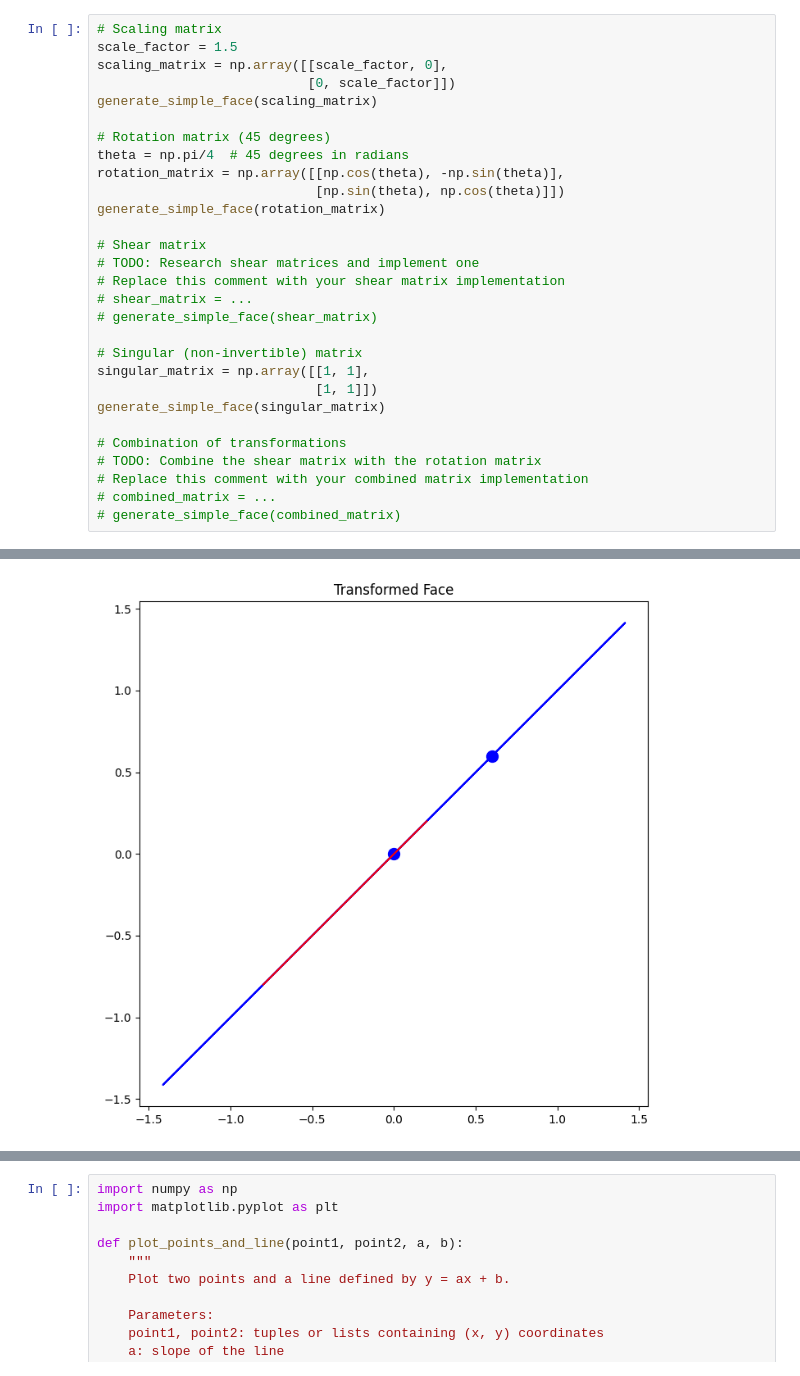
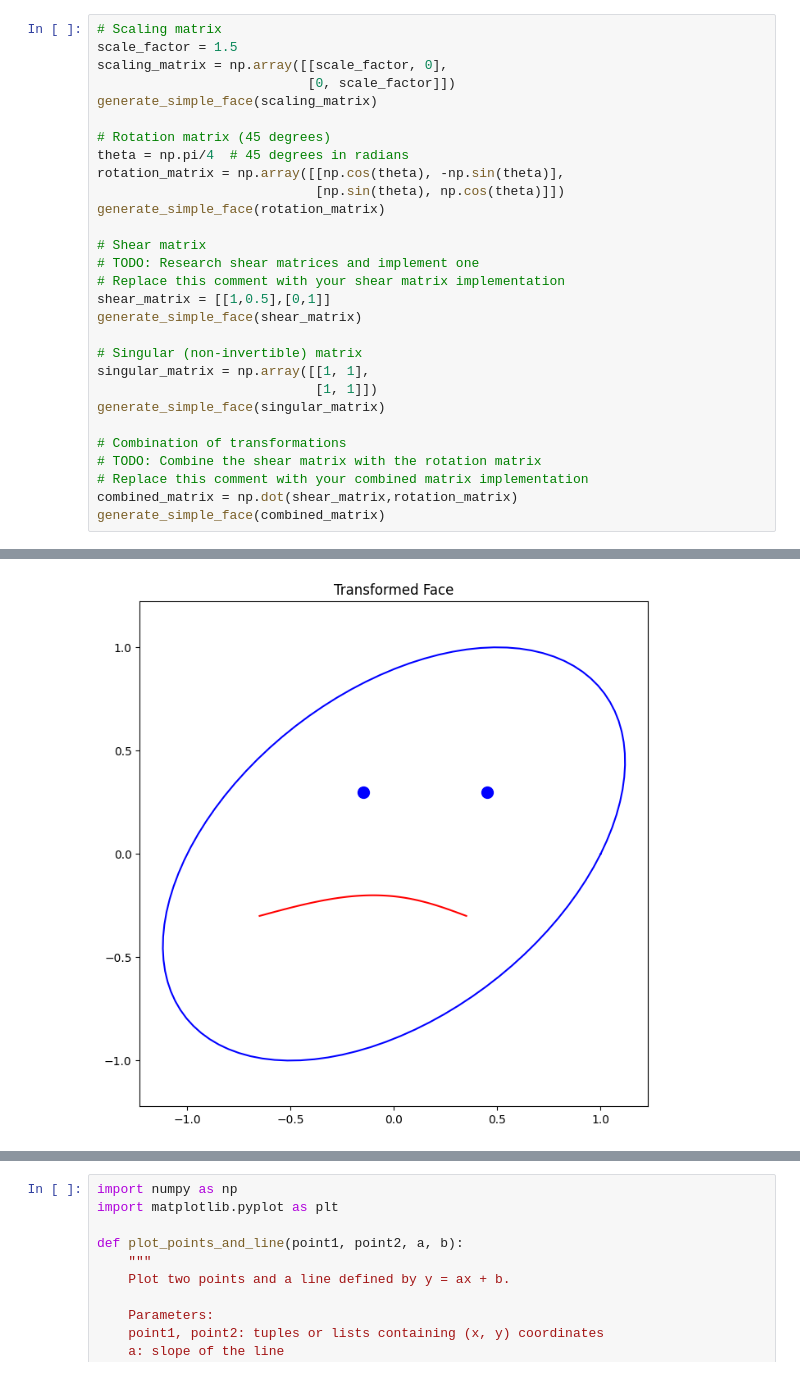
Before and after one commit to ibrhr/colab-notebooks, a Jupyter notebook: NumPy_Linear_Transformations.ipynb, the cells around one changed output, grey strips where cells are left out. Drawn from its saved outputs; the diff is of its cells as text.

```diff
--- a/NumPy_Linear_Transformations.ipynb
+++ b/NumPy_Linear_Transformations.ipynb
@@ -100,8 +114,8 @@ generate_simple_face(rotation_matrix)
 # Shear matrix
 # TODO: Research shear matrices and implement one
 # Replace this comment with your shear matrix implementation
-# shear_matrix = ...
-# generate_simple_face(shear_matrix)
+shear_matrix = [[1,0.5],[0,1]]
+generate_simple_face(shear_matrix)
 
 # Singular (non-invertible) matrix
 singular_matrix = np.array([[1, 1],
@@ -111,6 +125,6 @@ generate_simple_face(singular_matrix)
 # Combination of transformations
 # TODO: Combine the shear matrix with the rotation matrix
 # Replace this comment with your combined matrix implementation
-# combined_matrix = ...
-# generate_simple_face(combined_matrix)
+combined_matrix = np.dot(shear_matrix,rotation_matrix)
+generate_simple_face(combined_matrix)
 # %% [output]
@@ -119 +133 @@ generate_simple_face(singular_matrix)
-[figure, old version]
+[figure, new version]
```
Also changed, not shown: parts of 5 cells of this notebook.
